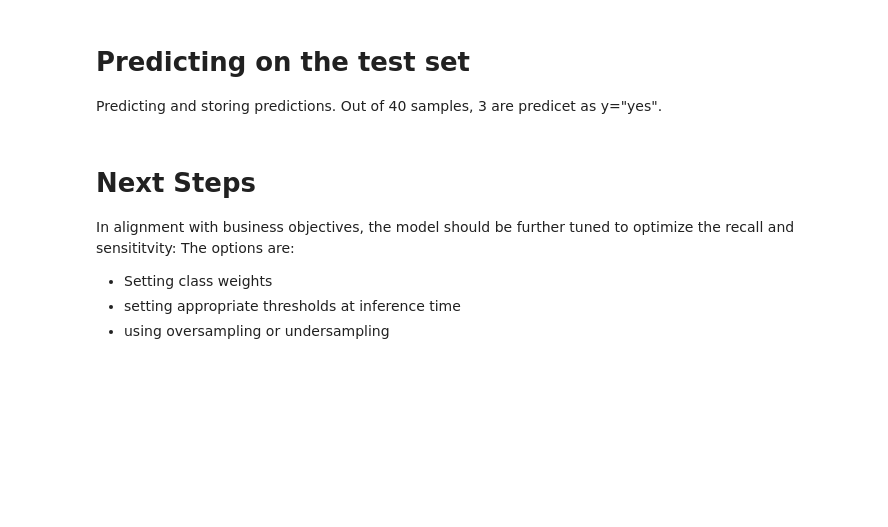
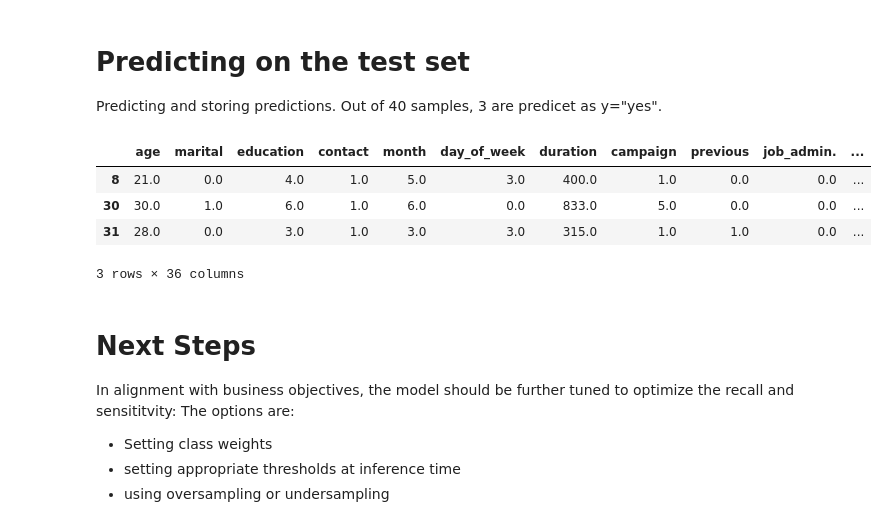
Before and after one commit to BerthoMo/user-behavior, a Jupyter notebook: Model Training & Selection, Feature Importance and Test Submission.ipynb, the cells around one changed output. Cells and saved outputs as stored; diff of their text form; code cells hidden in the pictures; blank space fills up the shorter version.

```diff
--- a/Model Training & Selection, Feature Importance and Test Submission.ipynb
+++ b/Model Training & Selection, Feature Importance and Test Submission.ipynb
@@ -261,7 +263,13 @@ X_out["y"] = X_out["y"].map({0: "no", 1: "yes"})
 X_out["prob. y=1"] = probs
 X_out.to_csv('data/predictions/test_data_predicted.csv', index=False)
 # %%
-X_test[X_test.y=="yes"]
+X_out[X_out.y=="yes"]
+# %% [output]
+|  | age | marital | education | contact | month | day_of_week | duration | campaign | previous | job_admin. | ... |
+| 8 | 21.0 | 0.0 | 4.0 | 1.0 | 5.0 | 3.0 | 400.0 | 1.0 | 0.0 | 0.0 | ... |
+| 30 | 30.0 | 1.0 | 6.0 | 1.0 | 6.0 | 0.0 | 833.0 | 5.0 | 0.0 | 0.0 | ... |
+| 31 | 28.0 | 0.0 | 3.0 | 1.0 | 3.0 | 3.0 | 315.0 | 1.0 | 1.0 | 0.0 | ... |
+3 rows × 36 columns
 # %% [markdown]
 # Next Steps
 In alignment with business objectives, the model should be further tuned to optimize the recall and sensititvity: The options are:
```
Also changed, not shown: parts of 1 cell of this notebook, 2 other files.
